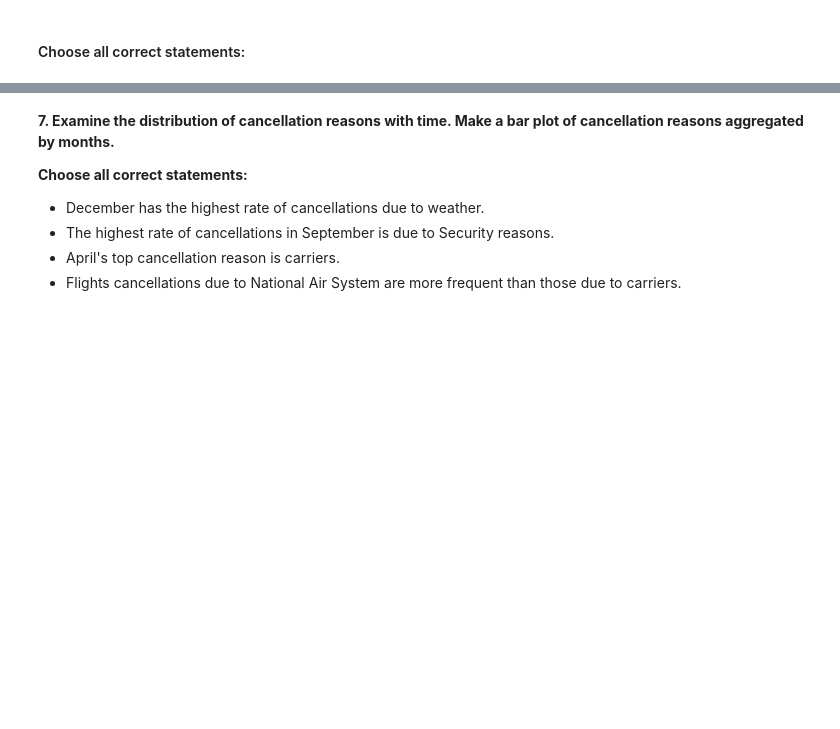
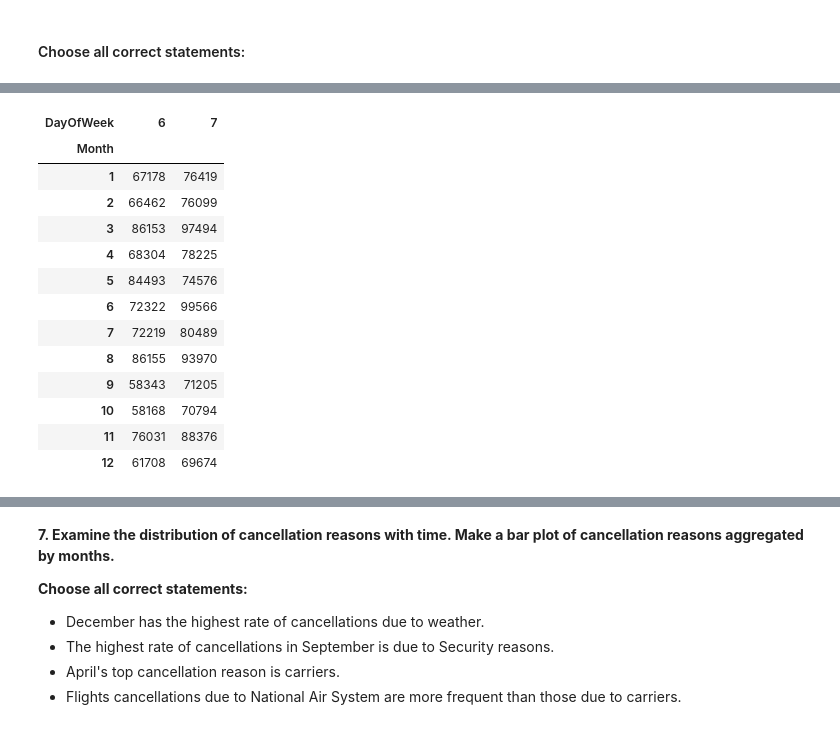
Before and after one commit to plyutik/mlcourse.ai, a Jupyter notebook: jupyter_english/assignments_fall2018/assignment2_USA_flights.ipynb, the cells around one changed output, grey strips where cells are left out. Drawn from its saved outputs; the diff is of its cells as text; code cells hidden in the pictures; blank space fills up the shorter version.

```diff
--- a/jupyter_english/assignments_fall2018/assignment2_USA_flights.ipynb
+++ b/jupyter_english/assignments_fall2018/assignment2_USA_flights.ipynb
@@ -510,0 +589,17 @@ There are less flights during winter than during summer.
+# %%
+compare_dates.iloc[:-1,5:-1]
+# %% [output]
+| DayOfWeek | 6 | 7 |
+| Month |  |  |
+| 1 | 67178 | 76419 |
+| 2 | 66462 | 76099 |
+| 3 | 86153 | 97494 |
+| 4 | 68304 | 78225 |
+| 5 | 84493 | 74576 |
+| 6 | 72322 | 99566 |
+| 7 | 72219 | 80489 |
+| 8 | 86155 | 93970 |
+| 9 | 58343 | 71205 |
+| 10 | 58168 | 70794 |
+| 11 | 76031 | 88376 |
+| 12 | 61708 | 69674 |
```
Also changed, not shown: parts of 16 cells of this notebook.
